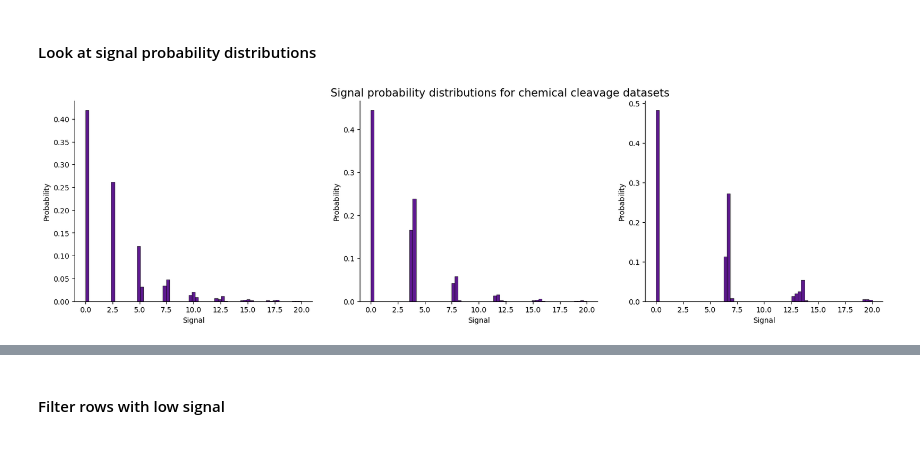
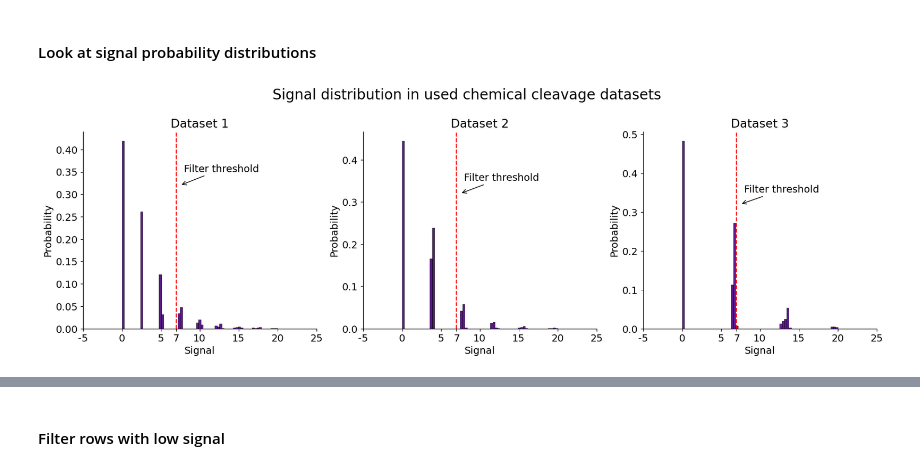
Before and after one commit to Eclipter/dl-peak-calling, a Jupyter notebook: scripts/script.ipynb, the cells around one changed output, grey strips where cells are left out. Cells and saved outputs as stored; diff of their text form; code cells hidden in the pictures.

```diff
--- a/scripts/script.ipynb
+++ b/scripts/script.ipynb
@@ -17,6 +17,7 @@ mamba env update --file environment.yml
 # %%
 import os
 import pickle
+import json
 from time import gmtime, strftime
 from collections import Counter
 from multiprocessing import Pool, cpu_count
@@ -25,13 +26,20 @@ import numpy as np
 import pandas as pd
 import torch.multiprocessing as mp
 from Bio import SeqIO
+from ray.tune import ExperimentAnalysis
+
 
 import matplotlib.pyplot as plt
+from matplotlib.font_manager import FontProperties
+plt.rcParams.update({'font.size': 14})
 # Uncomment to use dark plots
 # plt.style.use('dark_background')
 import seaborn as sns
 
 from tqdm.notebook import tqdm
+
+INDIGO = '#4B0082'
+LAVENDER = '#F0CCFF'
 # %% [markdown]
 ### Set a number of workers
 # %%
@@ -303,26 +153,48 @@ raw_dyad_positions_1
 # %%
 fig, ax = plt.subplots(1, 3, figsize=(20, 5))
 
 for i in range(3):
     sns.histplot(
         eval(f'raw_dyad_positions_{i+1}.signal'),
         binwidth=0.3,
         binrange=(0, 20),
         color=INDIGO,
         alpha=0.9,
         stat='probability',
         ax=ax[i]
     )
+
+    # Add a threshold tick label
+    current_ticks = ax[i].get_xticks()
+    threshold = 7
+    all_ticks = list(current_ticks) + [threshold]
+    ax[i].set_xticks(all_ticks)
+    ax[i].set_xticklabels([str(int(tick)) if tick != new_tick else str(threshold) for tick in all_ticks])
+
+    # Add a threshold line
+    ax[i].axvline(
+        x=threshold,
+        color='red',
+        linestyle='--'
+    )
+    ax[i].annotate(
+        'Filter threshold',
+        xy=(7.5, 0.32),
+        xytext=(8, 0.35),
+        arrowprops=dict(facecolor='black', arrowstyle='->')
+    )
+
+    ax[i].set_title(f'Dataset {i+1}')
     ax[i].set_xlabel('Signal')
     ax[i].set_ylabel('Probability')
     ax[i].spines[['right', 'top']].set_visible(False)
 
-plt.title(
-    'Signal probability distributions for chemical cleavage datasets',
-    fontsize=15,
-    x=-0.61
+fig.suptitle(
+    'Signal distribution in used chemical cleavage datasets',
+    fontsize=20,
+    y=1.05
 )
 
 plt.show()
 # %% [output]
-[figure, old version]
+[figure, new version]
```
Also changed, not shown: parts of 62 cells of this notebook, 27 other files.
